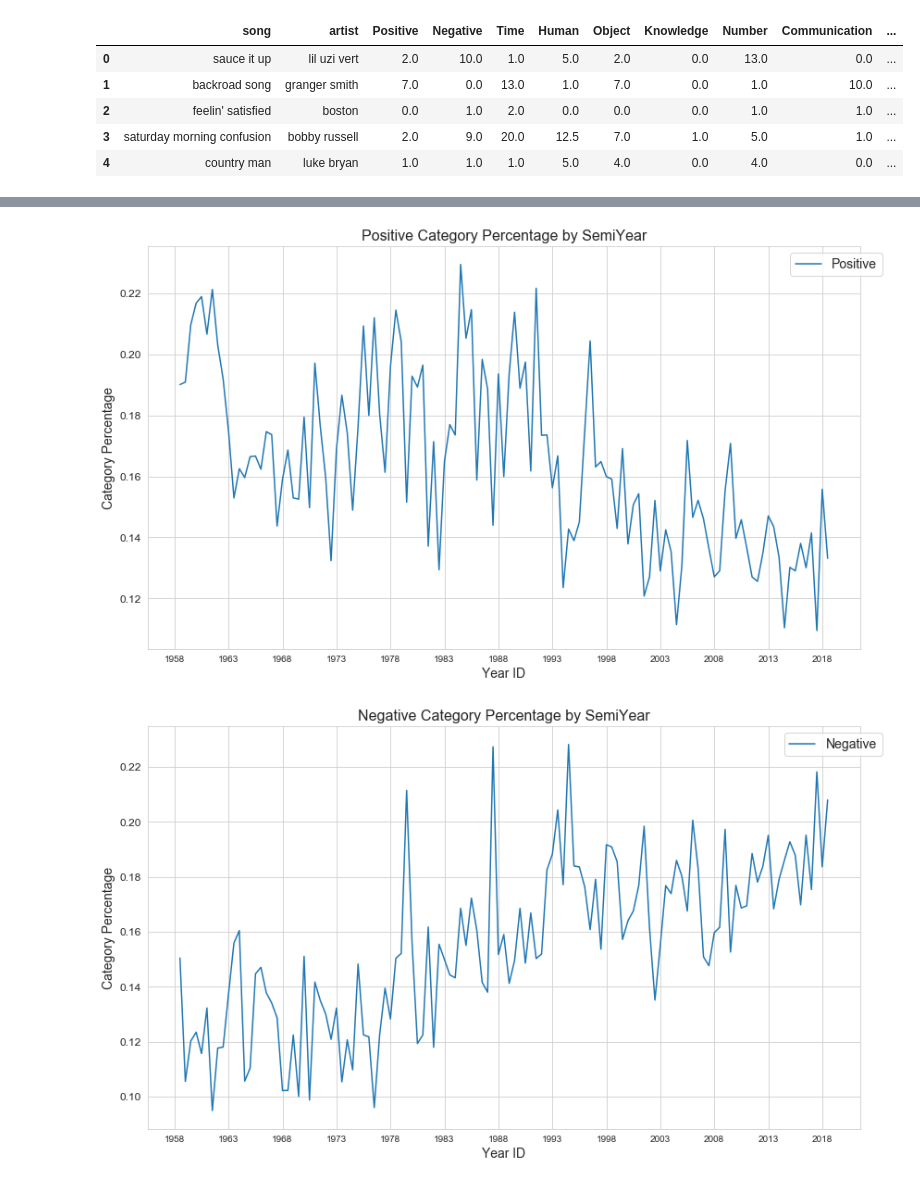
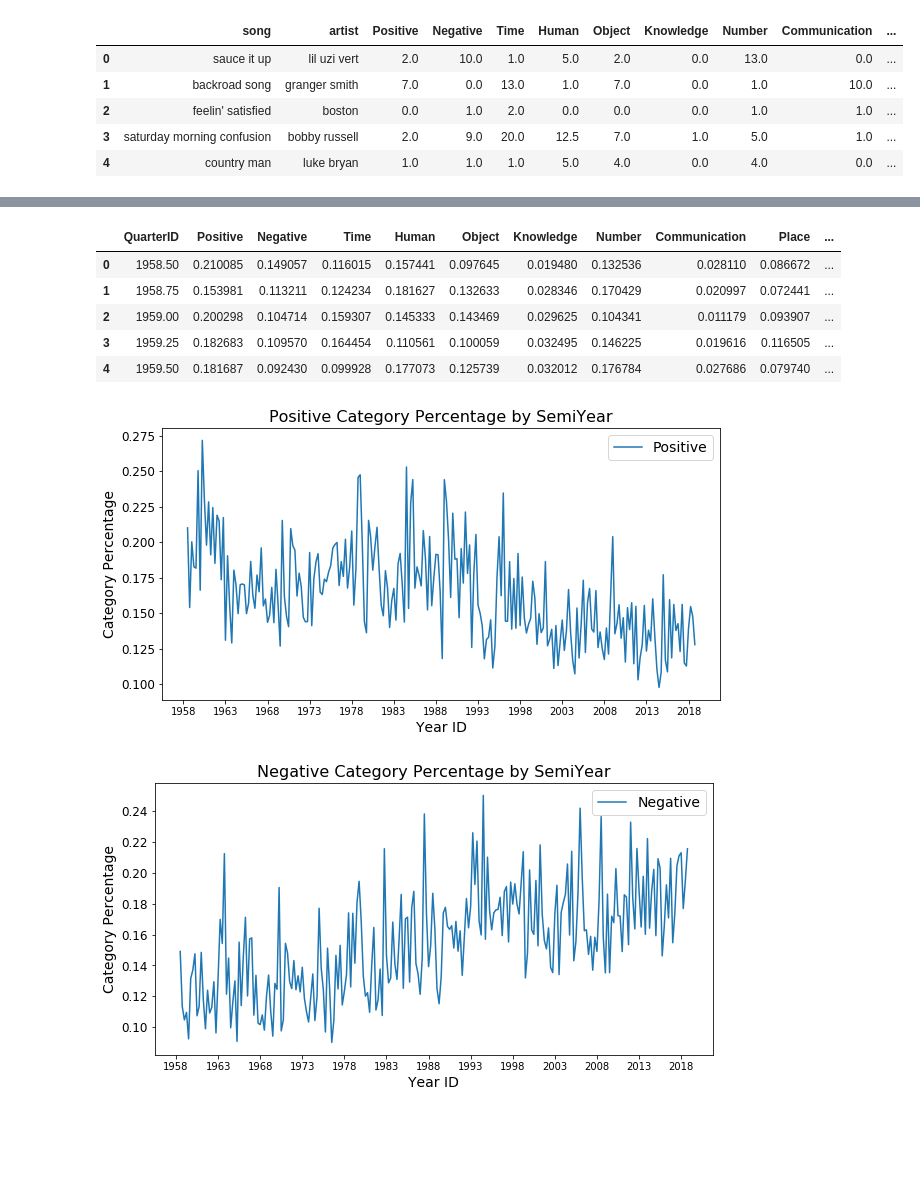
Before and after one commit to cvraut/Music_Econ, a Jupyter notebook: dataClustering/category_vs_econ.ipynb, the cells around one changed output, grey strips where cells are left out. Drawn from its saved outputs; the diff is of its cells as text; code cells hidden in the pictures; blank space fills up the shorter version.

```diff
--- a/dataClustering/category_vs_econ.ipynb
+++ b/dataClustering/category_vs_econ.ipynb
@@ -36,5 +31,5 @@ BB_Song.head()
 # %%
-harvard_BB = pd.DataFrame(harvard.merge(BB_Song, left_on=["song", "artist"], right_on=["Song", "Performer"], how="inner")).reset_index(drop=True)
+harvard_BB = pd.DataFrame(harvard.merge(BB_Song, left_on=["song", "artist"], right_on=["name", "artist"], how="inner")).reset_index(drop=True)
 # %%
 harvard_BB.shape
 # %% [output]
@@ -55,12 +46,15 @@ harvard_BB.loc[1, "WeekID"].month
-# %%
-harvard_BB["SemiYearID"] = [int(i.year) if i.month <= 6 else int(i.year) + 0.5 for i in harvard_BB["WeekID"]]
 # %%
 categories = [i for i in harvard.columns.tolist() if i != "song" and i != "artist"]
 # %%
 harvard_BB_SemiYear = pd.DataFrame(harvard_BB.groupby("SemiYearID").sum()[[i for i in harvard.columns.tolist() if i != "song" and i != "artist"]]).reset_index()
+# %%
+harvard_BB_Quarter = pd.DataFrame(harvard_BB.groupby("QuarterID").sum()[[i for i in harvard.columns.tolist() if i != "song" and i != "artist"]]).reset_index()
 # %%
 for k in categories:
     harvard_BB_SemiYear[k] = [i/j for i, j in zip(harvard_BB_SemiYear[k], harvard_BB_SemiYear["word_count"])]
+# %%
+for k in categories:
+    harvard_BB_Quarter[k] = [i/j for i, j in zip(harvard_BB_Quarter[k], harvard_BB_Quarter["word_count"])]
 # %%
 harvard_BB_SemiYear.head()
 # %% [output]
@@ -73,2 +67,11 @@ harvard_BB_SemiYear.head()
+# %%
+harvard_BB_Quarter.head()
+# %% [output]
+|  | QuarterID | Positive | Negative | Time | Human | Object | Knowledge | Number | Communication | Place | ... |
+| 0 | 1958.50 | 0.210085 | 0.149057 | 0.116015 | 0.157441 | 0.097645 | 0.019480 | 0.132536 | 0.028110 | 0.086672 | ... |
+| 1 | 1958.75 | 0.153981 | 0.113211 | 0.124234 | 0.181627 | 0.132633 | 0.028346 | 0.170429 | 0.020997 | 0.072441 | ... |
+| 2 | 1959.00 | 0.200298 | 0.104714 | 0.159307 | 0.145333 | 0.143469 | 0.029625 | 0.104341 | 0.011179 | 0.093907 | ... |
+| 3 | 1959.25 | 0.182683 | 0.109570 | 0.164454 | 0.110561 | 0.100059 | 0.032495 | 0.146225 | 0.019616 | 0.116505 | ... |
+| 4 | 1959.50 | 0.181687 | 0.092430 | 0.099928 | 0.177073 | 0.125739 | 0.032012 | 0.176784 | 0.027686 | 0.079740 | ... |
 # %%
 harvard_BB_SemiYear = harvard_BB_SemiYear.drop("word_count", axis=1)
@@ -75,15 +79,15 @@ harvard_BB_SemiYear = harvard_BB_SemiYear.drop("word_count", axis=1)
 # %%
 for k in categories:
     if k != "word_count":
-        plt.figure(figsize=(13.8, 8))
-        plt.plot(harvard_BB_SemiYear["SemiYearID"],harvard_BB_SemiYear[k])
-        plt.legend(fontsize=14, bbox_to_anchor=(1.04,1))
+        plt.figure(figsize=(10, 5))
+        plt.plot(harvard_BB_SemiYear["QuarterID"],harvard_BB_SemiYear[k])
+        plt.legend(fontsize=14)
         plt.title("{} Category Percentage by SemiYear".format(k), fontsize=16)
         plt.ylabel("Category Percentage", fontsize=14)
         plt.xlabel("Year ID", fontsize=14)
         plt.yticks(fontsize=12)
         plt.xticks(list(range(int(min(harvard_BB_SemiYear["SemiYearID"])), int(max(harvard_BB_SemiYear["SemiYearID"])) + 5, 5)))
         plt.show()
 # %% [output]
-[figure, old version]
+[figure, new version]
-[figure, old version]
+[figure, new version]
```
Also changed, not shown: parts of 32 cells of this notebook, 2 other files.
